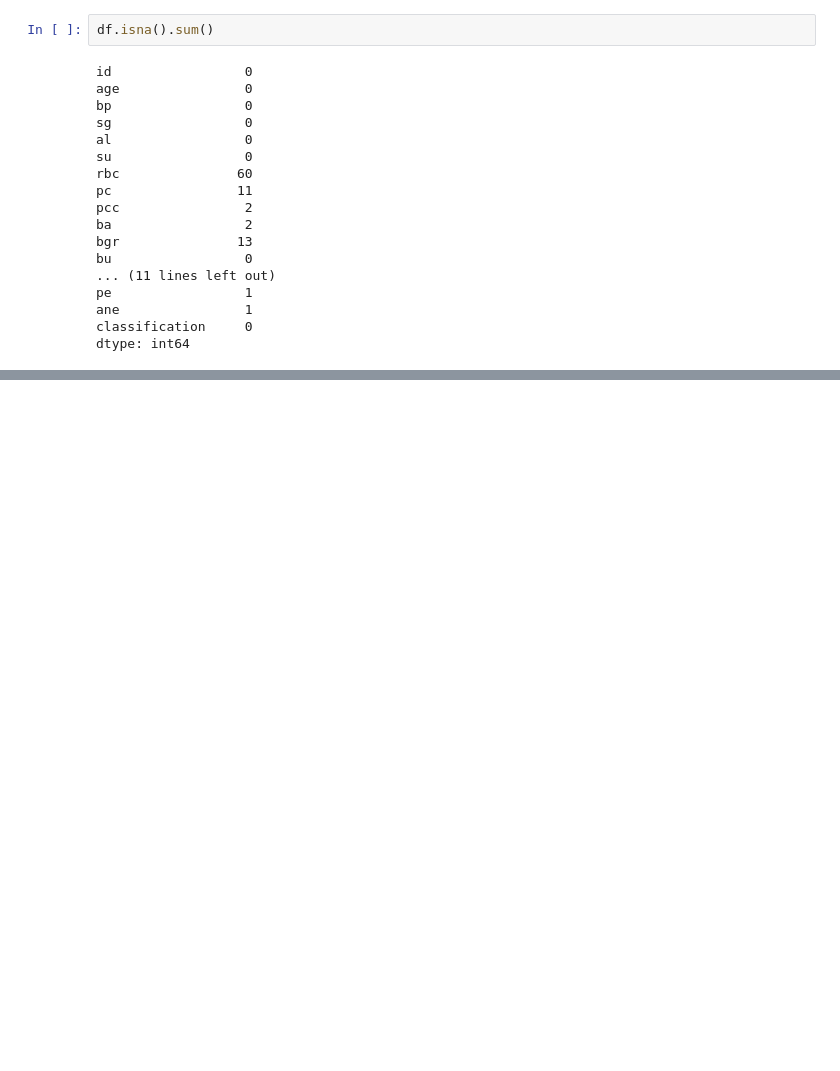
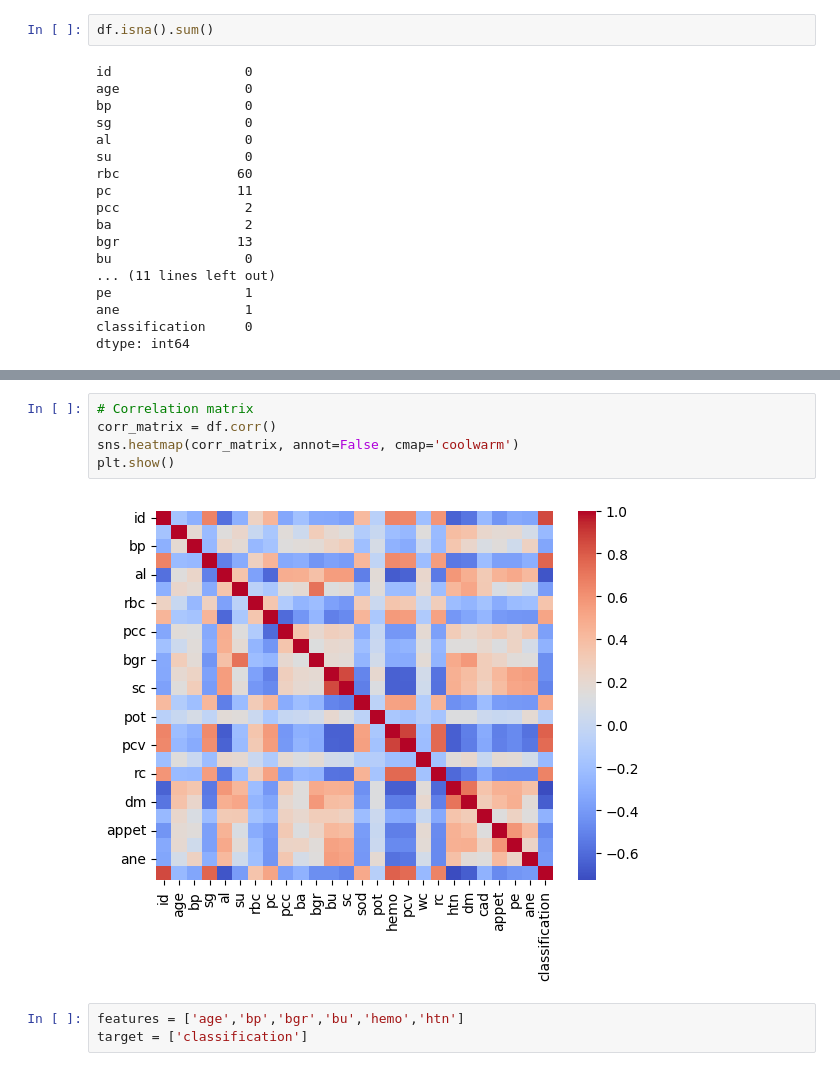
Before and after one commit to Siddharth0207/victus, a Jupyter notebook: notebook/data/EDA.ipynb, the cells around one changed output, grey strips where cells are left out. Saved outputs shown, nothing was run; the diff lists cells and outputs as text; blank space fills up the shorter version.

```diff
--- a/notebook/data/EDA.ipynb
+++ b/notebook/data/EDA.ipynb
@@ -42,0 +193,10 @@ dtype: int64
+# %%
+# Correlation matrix
+corr_matrix = df.corr()
+sns.heatmap(corr_matrix, annot=False, cmap='coolwarm')
+plt.show()
+# %% [output]
+[figure, added]
+# %%
+features = ['age','bp','bgr','bu','hemo','htn']
+target = ['classification']
```
Also changed, not shown: parts of 21 cells of this notebook, 1 other file.
